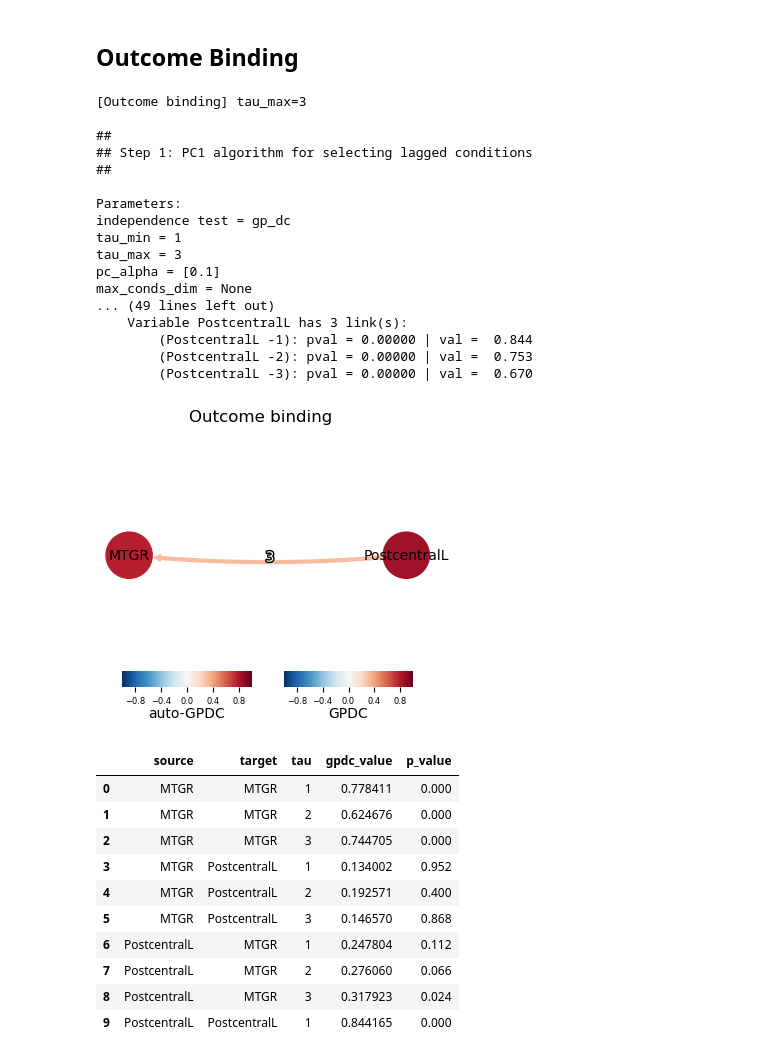
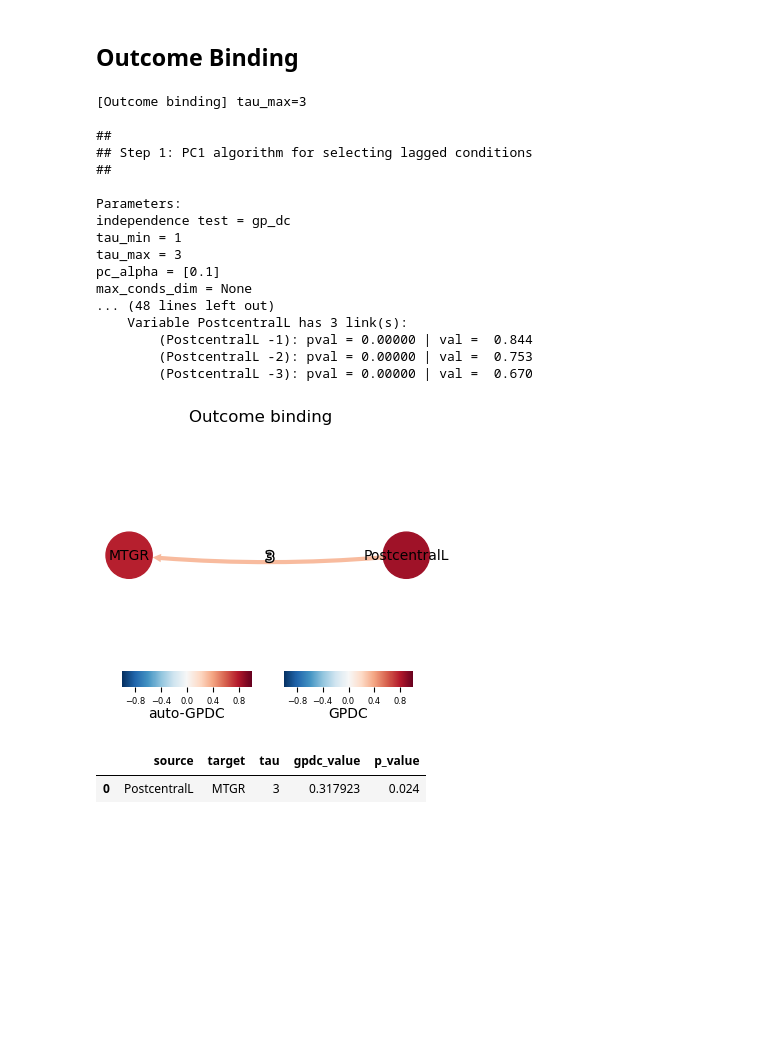
Before and after one commit to qwwang13/Dual-neural-pathways-for-agency, a Jupyter notebook: analysis/04_network/04_network.ipynb, the cells around one changed output. Saved outputs shown, nothing was run; the diff lists cells and outputs as text; code cells hidden in the pictures; blank space fills up the shorter version.

```diff
--- a/analysis/04_network/04_network.ipynb
+++ b/analysis/04_network/04_network.ipynb
@@ -98,43 +99,41 @@ results = run_pcmci_gpdc(
     dataframe=dataframe,
     regions=regions,
     label="Outcome binding",
     tau_max=3,
     pc_alpha=0.1,
-    alpha_level=0.1,
+    alpha_level=0.05,
     save_fig_path=FIG_DIR / "outcome_binding.png",
     show_fig=True,
 )
 
 df_long = results_to_long_df(results, regions, tau_min=1, tau_max=3)
 df_long.to_csv(RES_DIR / "outcome_binding.csv", index=False)
-df_long.head(10)
+
+df_sig = (
+    df_long
+    .query("source != target and p_value < 0.05")
+    .sort_values(["p_value", "target", "source", "tau"])
+    .reset_index(drop=True)
+)
+df_sig
 # %% [output]
 [Outcome binding] tau_max=3
 
 ##
 ## Step 1: PC1 algorithm for selecting lagged conditions
 ##
 
 Parameters:
 independence test = gp_dc
 tau_min = 1
 tau_max = 3
 pc_alpha = [0.1]
 max_conds_dim = None
-... (49 lines left out)
+... (48 lines left out)
     Variable PostcentralL has 3 link(s):
         (PostcentralL -1): pval = 0.00000 | val =  0.844
         (PostcentralL -2): pval = 0.00000 | val =  0.753
         (PostcentralL -3): pval = 0.00000 | val =  0.670
 [figure]
 |  | source | target | tau | gpdc_value | p_value |
-| 0 | MTGR | MTGR | 1 | 0.778411 | 0.000 |
-| 1 | MTGR | MTGR | 2 | 0.624676 | 0.000 |
-| 2 | MTGR | MTGR | 3 | 0.744705 | 0.000 |
-| 3 | MTGR | PostcentralL | 1 | 0.134002 | 0.952 |
-| 4 | MTGR | PostcentralL | 2 | 0.192571 | 0.400 |
-| 5 | MTGR | PostcentralL | 3 | 0.146570 | 0.868 |
-| 6 | PostcentralL | MTGR | 1 | 0.247804 | 0.112 |
-| 7 | PostcentralL | MTGR | 2 | 0.276060 | 0.066 |
-| 8 | PostcentralL | MTGR | 3 | 0.317923 | 0.024 |
-| 9 | PostcentralL | PostcentralL | 1 | 0.844165 | 0.000 |
+| 0 | PostcentralL | MTGR | 3 | 0.317923 | 0.024 |
```
Also changed, not shown: parts of 2 cells of this notebook, 53 other files.
